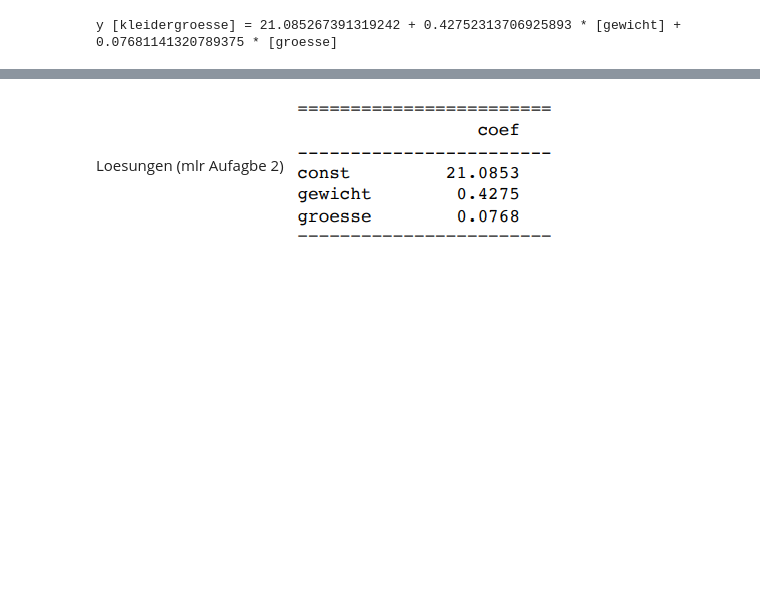
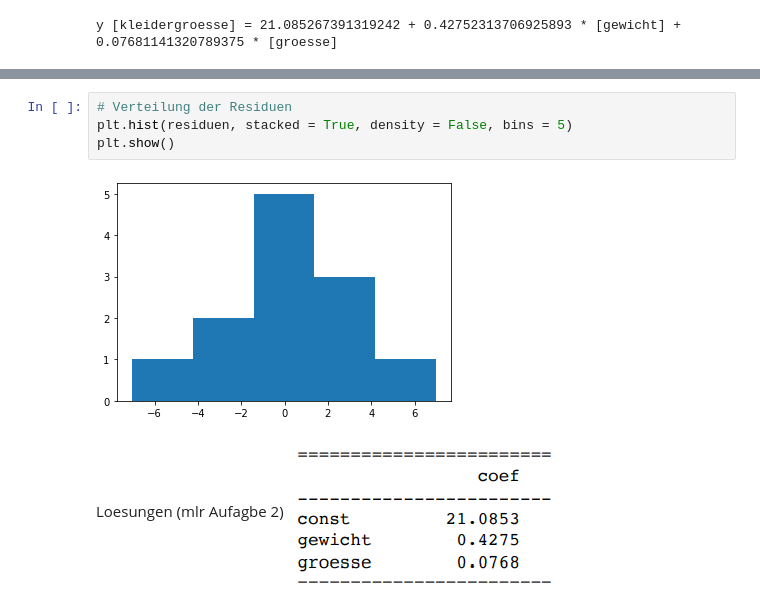
Before and after one commit to 7ben18/fhnw-ala-Anwendungen-der-linearen-Algebra, a Jupyter notebook: multiple_lineare_regression/mlr_test/mlr_test.ipynb, the cells around one changed output, grey strips where cells are left out. Drawn from its saved outputs; the diff is of its cells as text; blank space fills up the shorter version.

```diff
--- a/multiple_lineare_regression/mlr_test/mlr_test.ipynb
+++ b/multiple_lineare_regression/mlr_test/mlr_test.ipynb
@@ -61,3 +124,9 @@ y [kleidergroesse] = 21.085267391319242 + 0.42752313706925893 * [gewicht] + 0.07
+# %%
+# Verteilung der Residuen
+plt.hist(residuen, stacked = True, density = False, bins = 5)
+plt.show()
+# %% [output]
+[figure, added]
 # %% [markdown]
 Loesungen (mlr Aufagbe 2)
 ![image.png](attachment:image.png)
```
Also changed, not shown: parts of 4 cells of this notebook.
